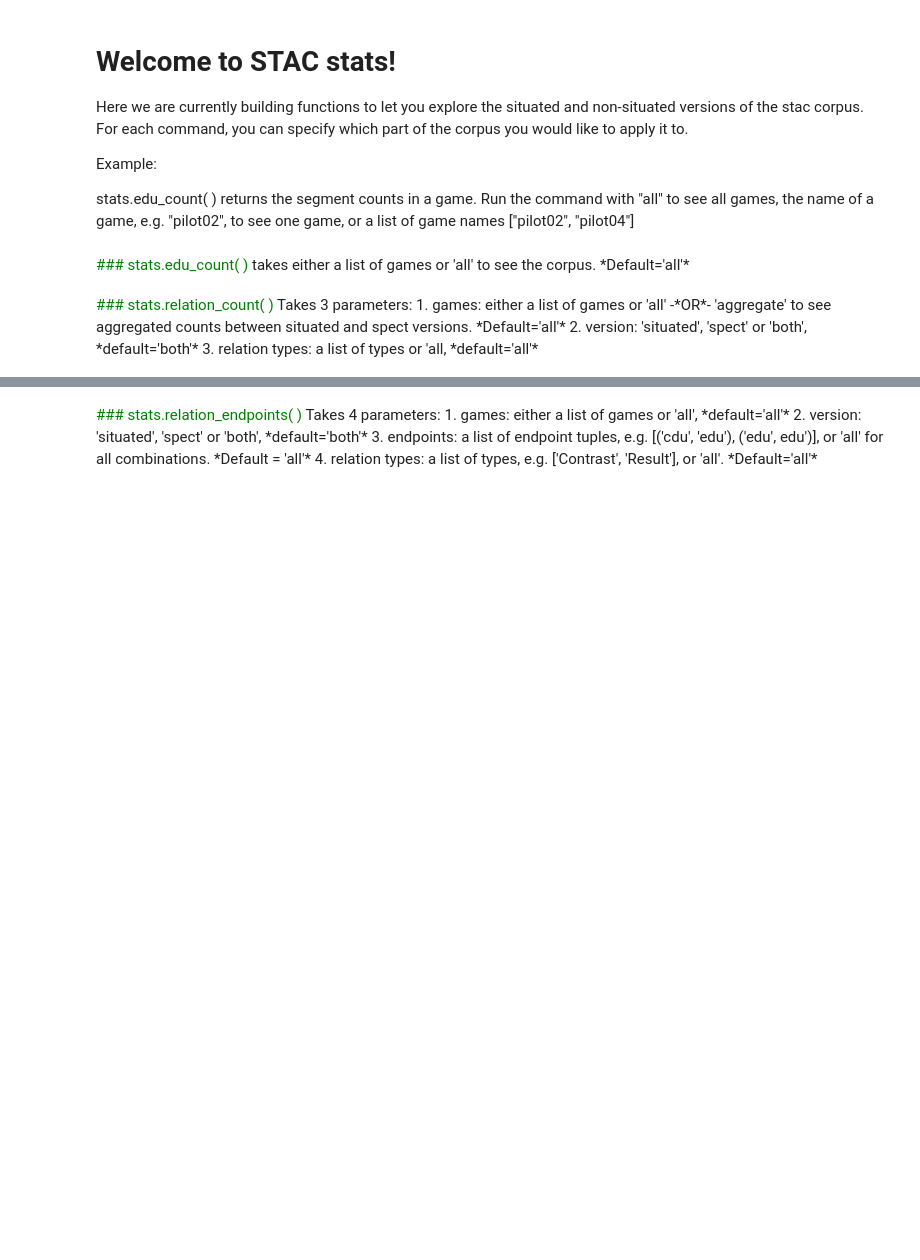
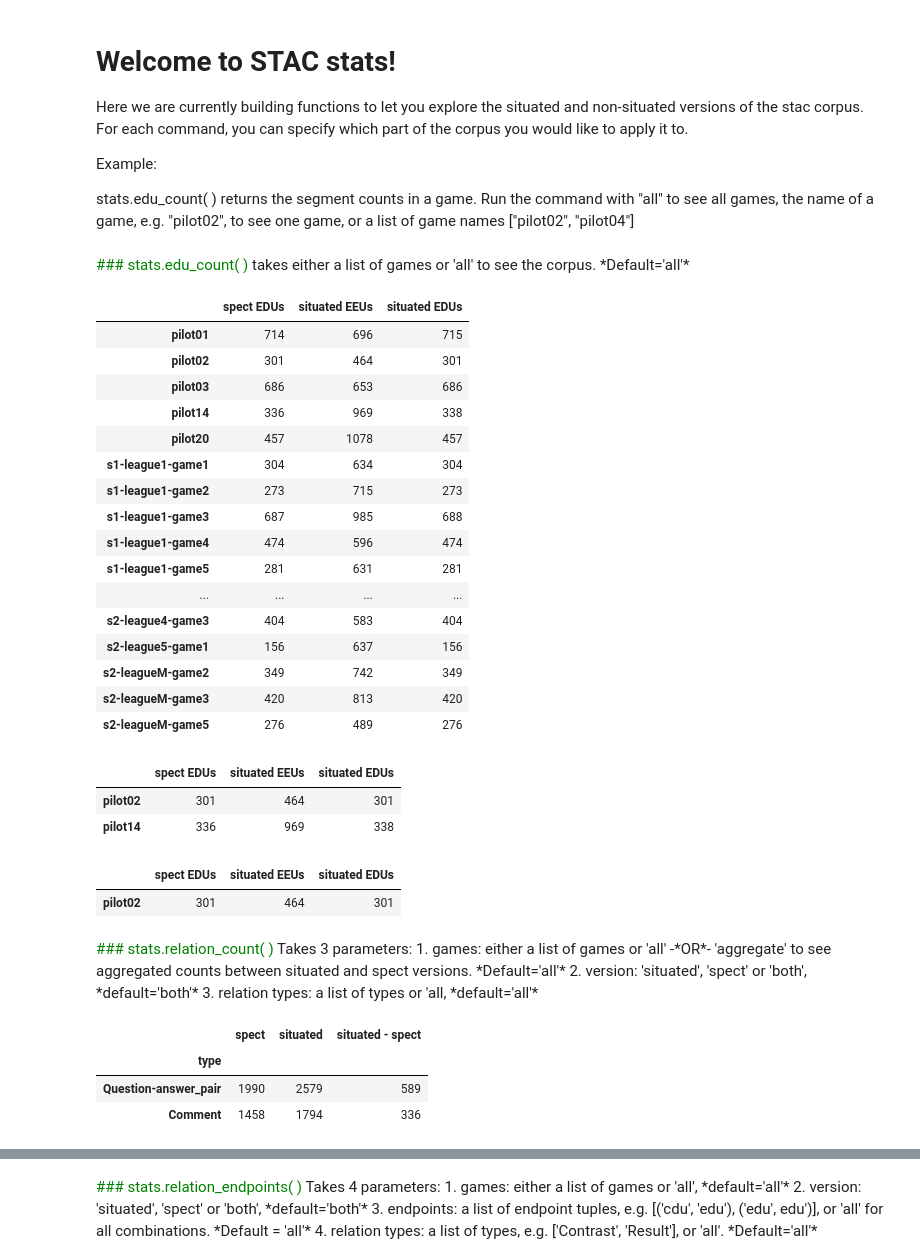
Before and after one commit to Coupdesinge/irit-stac, a Jupyter notebook: stac_stats/STAC_stats.ipynb, the cells around one changed output, grey strips where cells are left out. Saved outputs shown, nothing was run; the diff lists cells and outputs as text; code cells hidden in the pictures; blank space fills up the shorter version.

```diff
--- a/stac_stats/STAC_stats.ipynb
+++ b/stac_stats/STAC_stats.ipynb
@@ -18,11 +32,36 @@ stats.edu_count( ) returns the segment counts in a game. Run the command with "a
 <break>
 takes either a list of games or 'all' to see the corpus. *Default='all'*
 # %%
-#stats.edu_count('all')
+stats.edu_count('all')
+# %% [output]
+|  | spect EDUs | situated EEUs | situated EDUs |
+| pilot01 | 714 | 696 | 715 |
+| pilot02 | 301 | 464 | 301 |
+| pilot03 | 686 | 653 | 686 |
+| pilot14 | 336 | 969 | 338 |
+| pilot20 | 457 | 1078 | 457 |
+| s1-league1-game1 | 304 | 634 | 304 |
+| s1-league1-game2 | 273 | 715 | 273 |
+| s1-league1-game3 | 687 | 985 | 688 |
+| s1-league1-game4 | 474 | 596 | 474 |
+| s1-league1-game5 | 281 | 631 | 281 |
+| ... | ... | ... | ... |
+| s2-league4-game3 | 404 | 583 | 404 |
+| s2-league5-game1 | 156 | 637 | 156 |
+| s2-leagueM-game2 | 349 | 742 | 349 |
+| s2-leagueM-game3 | 420 | 813 | 420 |
+| s2-leagueM-game5 | 276 | 489 | 276 |
 # %%
-#stats.edu_count(['pilot02', 'pilot14'])
+stats.edu_count(['pilot02', 'pilot14'])
+# %% [output]
+|  | spect EDUs | situated EEUs | situated EDUs |
+| pilot02 | 301 | 464 | 301 |
+| pilot14 | 336 | 969 | 338 |
 # %%
-#stats.edu_count('pilot02')
+stats.edu_count('pilot02')
+# %% [output]
+|  | spect EDUs | situated EEUs | situated EDUs |
+| pilot02 | 301 | 464 | 301 |
 # %% [markdown]
 <font color='green'>
 ### stats.relation_count( )</font>
@@ -32,5 +71,10 @@ Takes 3 parameters:
 2. version: 'situated', 'spect' or 'both', *default='both'*
 3. relation types: a list of types or 'all, *default='all'*
 # %%
-#stats.relation_count('aggregate', 'both', ['Question-answer_pair', 'Comment'])
+stats.relation_count('aggregate', 'both', ['Question-answer_pair', 'Comment'])
+# %% [output]
+|  | spect | situated | situated - spect |
+| type |  |  |  |
+| Question-answer_pair | 1990 | 2579 | 589 |
+| Comment | 1458 | 1794 | 336 |
 # %%
```
Also changed, not shown: parts of 90 cells of this notebook, 3 other files.
